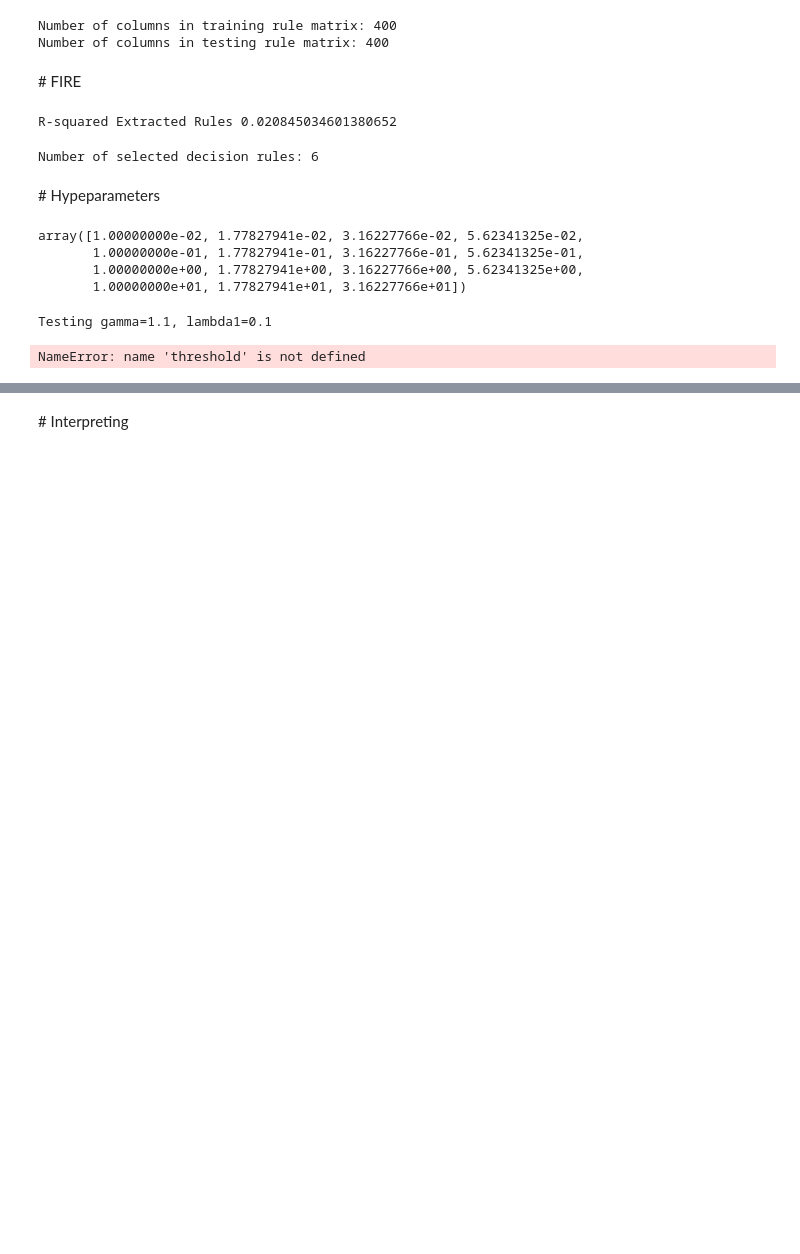
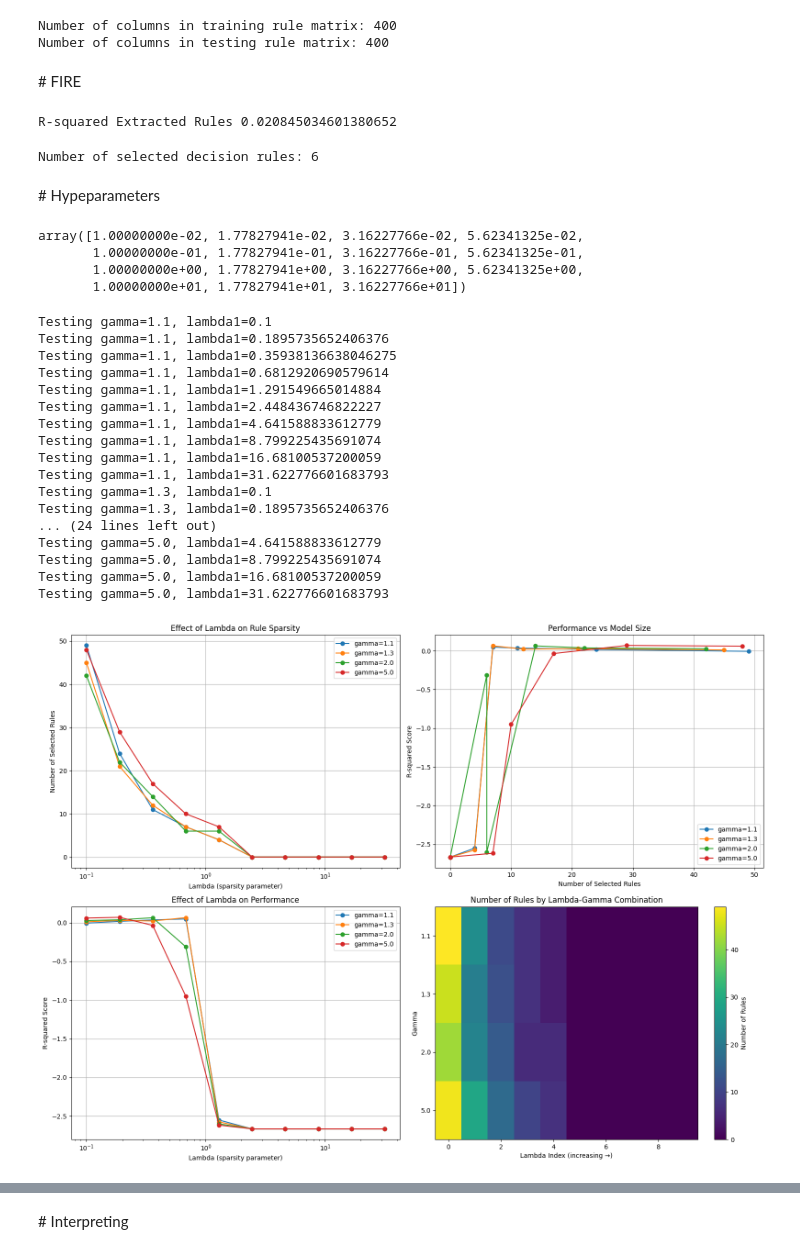
Before and after one commit to AlessandroMorosini/fire-presentation, a Jupyter notebook: experiments.ipynb, the cells around one changed output, grey strips where cells are left out. Drawn from its saved outputs; the diff is of its cells as text; code cells hidden in the pictures; blank space fills up the shorter version.

```diff
--- a/experiments.ipynb
+++ b/experiments.ipynb
@@ -252,7 +257,7 @@ for gamma in gammas:
         print(f"Testing gamma={gamma}, lambda1={lambda1}")
 
         weights, _ = fire.MCP_CD(yTrain.values, rule_matrix_train.toarray(),
-                               lambda1, gamma, threshold=threshold)
+                               lambda1, gamma)
 
         fire_pred = rule_matrix_test.toarray() @ weights
         r2_score = fire.r_squared(yTest, fire_pred, yTrain)
@@ -296,34 +301,50 @@ plt.legend()
 plt.grid(True)
 
 # Plot 3: R2 score vs lambda for different gammas
 plt.subplot(2, 2, 3)
 for gamma in gammas:
     subset = results_df[results_df['gamma'] == gamma]
     plt.plot(subset['lambda1'], subset['r2_score'], 'o-', label=f'gamma={gamma}')
 plt.xscale('log')
 plt.xlabel('Lambda (sparsity parameter)')
 plt.ylabel('R-squared Score')
 plt.title('Effect of Lambda on Performance')
 plt.legend()
 plt.grid(True)
 
 # Plot 4: Heatmap of number of rules for different lambda-gamma combinations
 plt.subplot(2, 2, 4)
 pivot = results_df.pivot_table(index='gamma', columns='lambda1', values='num_rules')
 plt.imshow(pivot, aspect='auto', cmap='viridis', interpolation='nearest')
 plt.colorbar(label='Number of Rules')
 plt.title('Number of Rules by Lambda-Gamma Combination')
 plt.ylabel('Gamma')
 plt.xlabel('Lambda Index (increasing →)')
 gamma_labels = [f"{g:.1f}" for g in gammas]
 plt.yticks(range(len(gammas)), gamma_labels)
 
 plt.tight_layout()
 plt.savefig('fire_hyperparameter_analysis_sparse.png')
 plt.show()
 # %% [output]
 Testing gamma=1.1, lambda1=0.1
+Testing gamma=1.1, lambda1=0.1895735652406376
+Testing gamma=1.1, lambda1=0.35938136638046275
+Testing gamma=1.1, lambda1=0.6812920690579614
+Testing gamma=1.1, lambda1=1.291549665014884
+Testing gamma=1.1, lambda1=2.448436746822227
+Testing gamma=1.1, lambda1=4.641588833612779
+Testing gamma=1.1, lambda1=8.799225435691074
+Testing gamma=1.1, lambda1=16.68100537200059
+Testing gamma=1.1, lambda1=31.622776601683793
+Testing gamma=1.3, lambda1=0.1
+Testing gamma=1.3, lambda1=0.1895735652406376
+... (24 lines left out)
+Testing gamma=5.0, lambda1=4.641588833612779
+Testing gamma=5.0, lambda1=8.799225435691074
+Testing gamma=5.0, lambda1=16.68100537200059
+Testing gamma=5.0, lambda1=31.622776601683793
-NameError: name 'threshold' is not defined
+[figure, added]
 # %%
 # Find the most efficient configurations (best R2 per rule)
 results_df['efficiency'] = results_df['r2_score'] / results_df['num_rules']
```
Also changed, not shown: parts of 5 cells of this notebook, 3 other files.
